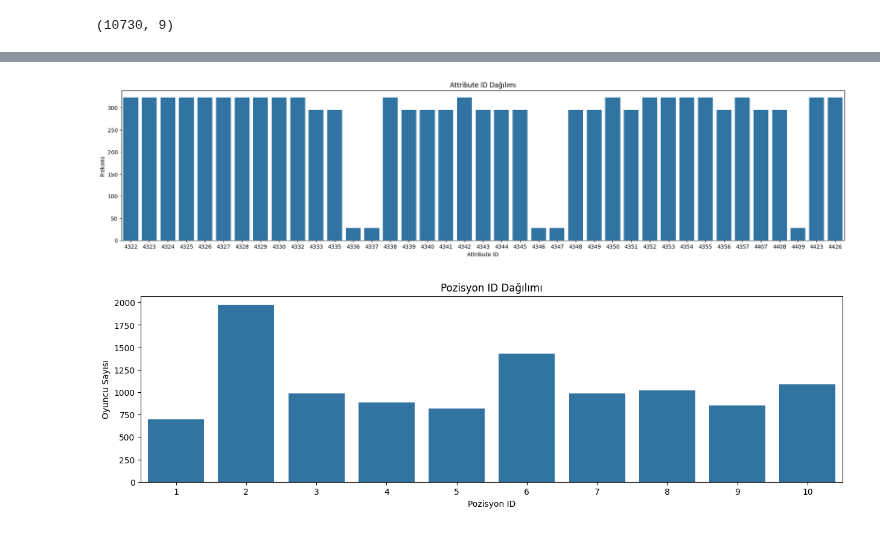
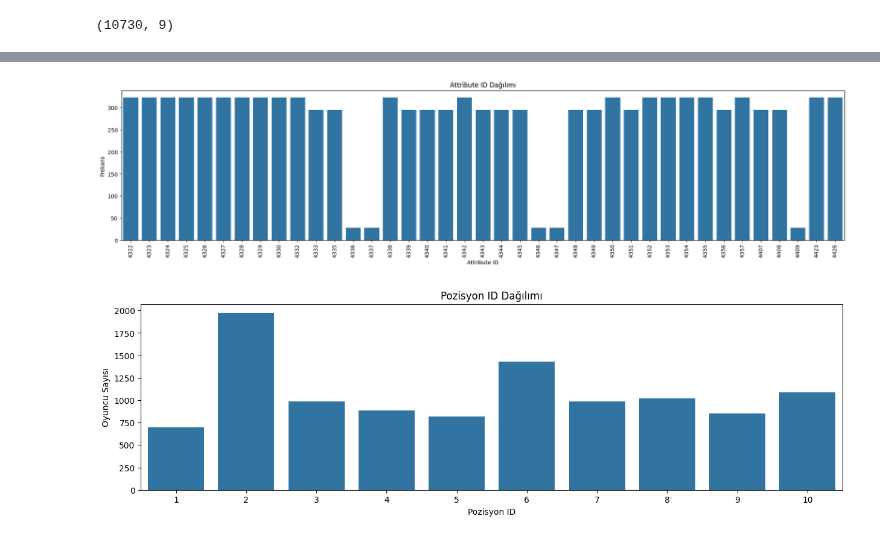
Before and after one commit to sametzden/Scoutium, a Jupyter notebook: scoutium.ipynb, the cells around one changed output, grey strips where cells are left out. Cells and saved outputs as stored; diff of their text form; code cells hidden in the pictures.

```diff
--- a/scoutium.ipynb
+++ b/scoutium.ipynb
@@ -63,15 +56,13 @@ df.shape
 # %%
-attribute_counts = attributes_df['attribute_id'].value_counts()
 plt.figure(figsize=(24,5))
-sns.barplot(x=attribute_counts.index, y=attribute_counts.values)
+sns.countplot(x='attribute_id', data=attributes_df)
 plt.title("Attribute ID Dağılımı")
 plt.xlabel("Attribute ID")
 plt.ylabel("Frekans")
+plt.xticks(rotation=90)
 plt.show()
-#Her attribute_id bir oyuncu özelliğini temsil ediyor (örnek: hız, pas, top kontrolü vb.).
-#Bu grafikte her özellik için kaç değerlendirme yapıldığını görüyoruz.
 # %% [output]
-[figure, old version]
+[figure, new version]
 # %%
 plt.figure(figsize=(15,4))
 sns.countplot(x='position_id', data=attributes_df)
```
Also changed, not shown: parts of 53 cells of this notebook.
